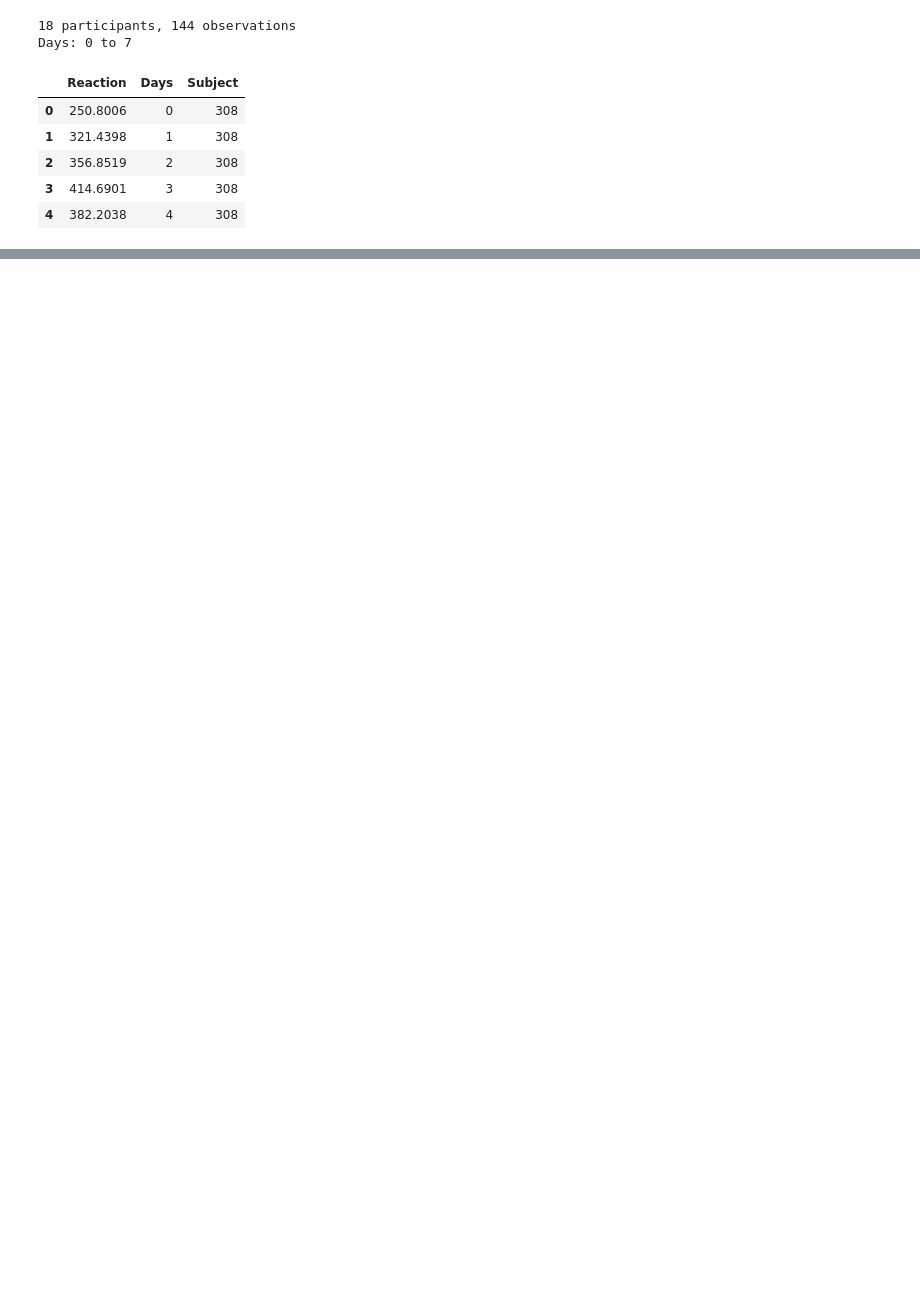
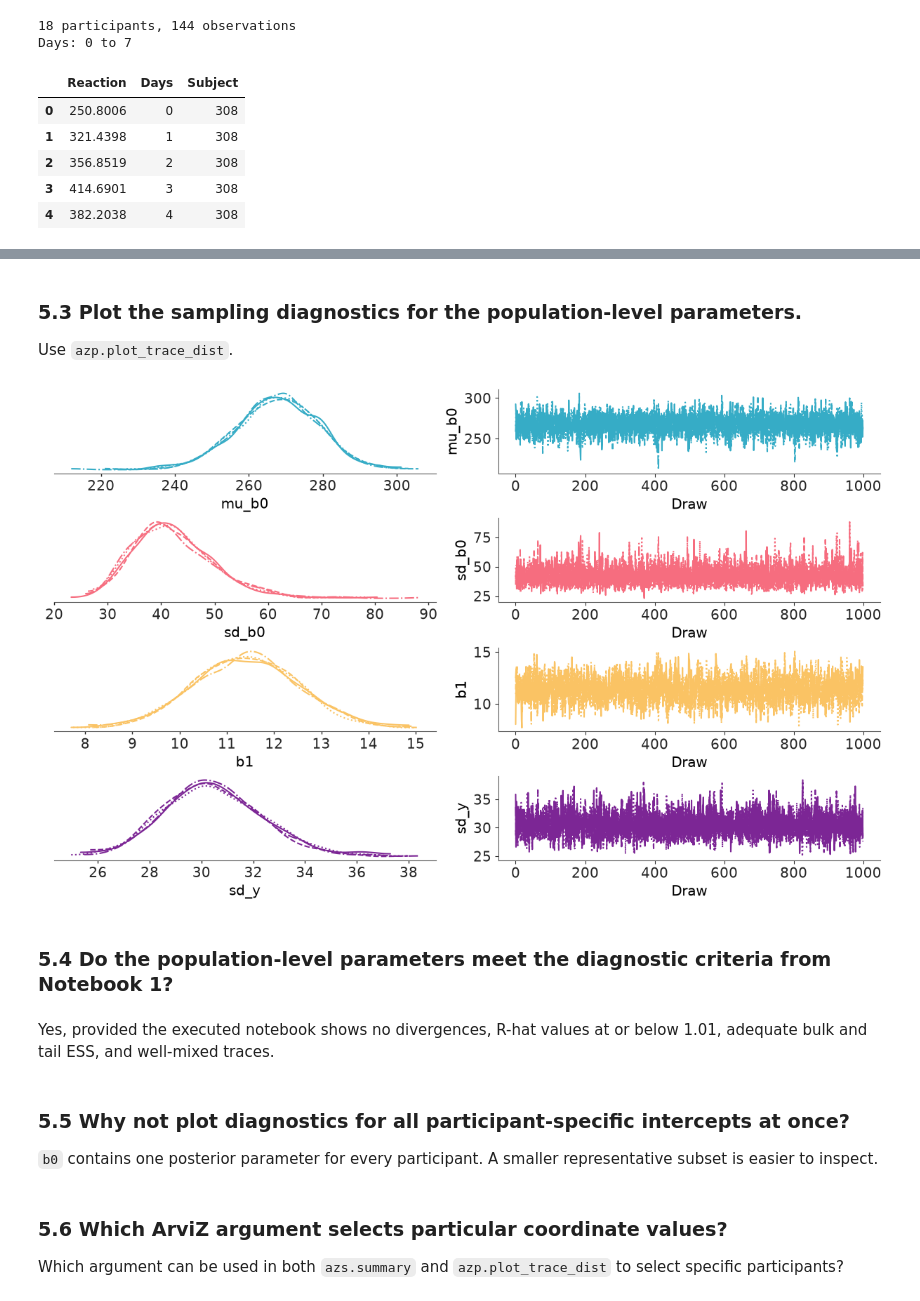
Before and after one commit to opherdonchin/BayesShortCourse, a Jupyter notebook: sleep/solved/04_varying_intercept.ipynb, the cells around one changed output, grey strips where cells are left out. Saved outputs shown, nothing was run; the diff lists cells and outputs as text; code cells hidden in the pictures; blank space fills up the shorter version.

```diff
--- a/sleep/solved/04_varying_intercept.ipynb
+++ b/sleep/solved/04_varying_intercept.ipynb
@@ -274,8 +73,0 @@ Now generate new reaction times from the fitted model. The layout is the same as
-# %%
-with model:
-    pm.sample_posterior_predictive(
-        idata, var_names=["Reaction"], extend_inferencedata=True, random_seed=RANDOM_SEED
-    )
-
-plot_participants(idata, "posterior_predictive", "Reaction")
-plt.show()
@@ -293,0 +570,8 @@ Partial pooling now captures persistent baseline differences — the participant
+# %%
+with model:
+    idata = pm.sample(
+        draws=1000,
+        tune=1500,
+        chains=4,
+        random_seed=RANDOM_SEED,
+    )
@@ -293,0 +615,23 @@ Partial pooling now captures persistent baseline differences — the participant
+# %% [markdown]
+### 5.3 Plot the sampling diagnostics for the population-level parameters.
+
+Use `azp.plot_trace_dist`.
+# %%
+azp.plot_trace_dist(
+    idata,
+    var_names=["mu_b0", "sd_b0", "b1", "sd_y"],
+);
+# %% [output]
+[figure, added]
+# %% [markdown]
+### 5.4 Do the population-level parameters meet the diagnostic criteria from Notebook 1?
+# %% [markdown]
+Yes, provided the executed notebook shows no divergences, R-hat values at or below 1.01, adequate bulk and tail ESS, and well-mixed traces.
+# %% [markdown]
+### 5.5 Why not plot diagnostics for all participant-specific intercepts at once?
+
+`b0` contains one posterior parameter for every participant. A smaller representative subset is easier to inspect.
+# %% [markdown]
+### 5.6 Which ArviZ argument selects particular coordinate values?
+
+Which argument can be used in both `azs.summary` and `azp.plot_trace_dist` to select specific participants?
```
Also changed, not shown: parts of 206 cells of this notebook, 1 other file.
